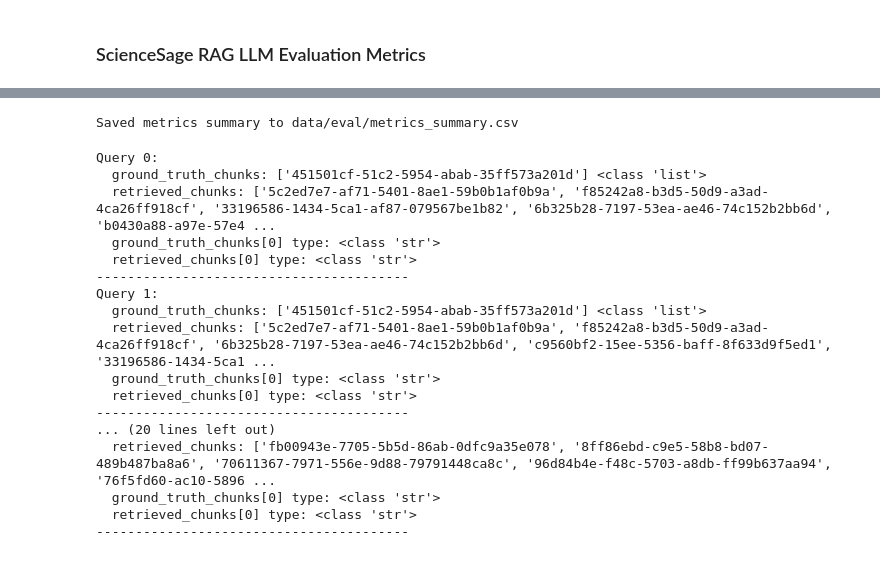
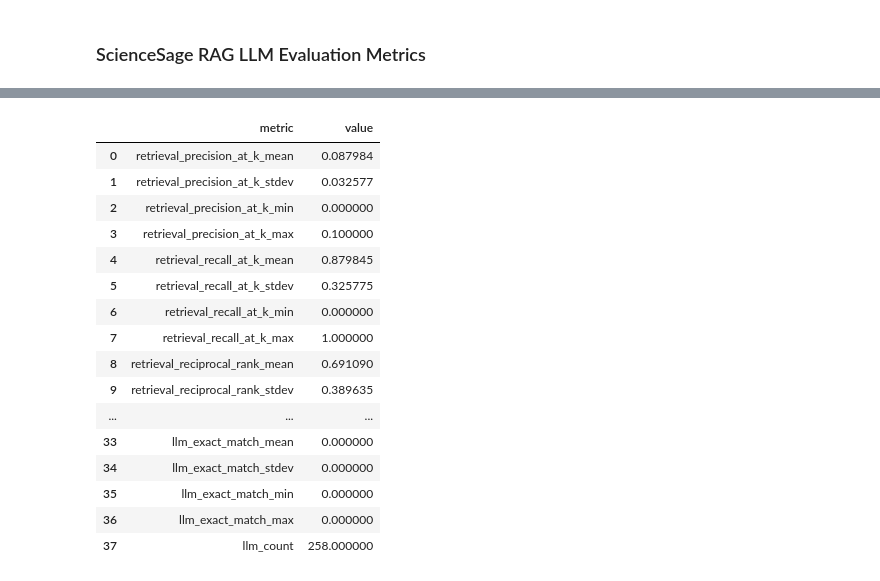
Before and after one commit to lkirch/ScienceSage, a Jupyter notebook: notebooks/sciencesage_rag_llm_evaluation.ipynb, the cells around one changed output, grey strips where cells are left out. Drawn from its saved outputs; the diff is of its cells as text; code cells hidden in the pictures.

```diff
--- a/notebooks/sciencesage_rag_llm_evaluation.ipynb
+++ b/notebooks/sciencesage_rag_llm_evaluation.ipynb
@@ -164,34 +37,21 @@ if "topic" in ground_truth_df.columns:
-# %%
-metrics_df.to_csv(f"../{METRICS_SUMMARY_FILE}", index=False)
-print(f"Saved metrics summary to {METRICS_SUMMARY_FILE}")
-# %% [output]
-Saved metrics summary to data/eval/metrics_summary.csv
-# %%
-for i, (g, r) in enumerate(zip(ground_truth, results)):
-    print(f"Query {i}:")
-    print("  ground_truth_chunks:", g.get("ground_truth_chunks"), type(g.get("ground_truth_chunks")))
-    print("  retrieved_chunks:", r.get("retrieved_chunks"), type(r.get("retrieved_chunks")))
-    if g.get("ground_truth_chunks") and r.get("retrieved_chunks"):
-        print("  ground_truth_chunks[0] type:", type(g.get("ground_truth_chunks")[0]))
-        print("  retrieved_chunks[0] type:", type(r.get("retrieved_chunks")[0]))
-    print("-" * 40)
-    if i > 4:
-        break
-# %% [output]
-Query 0:
-  ground_truth_chunks: ['451501cf-51c2-5954-abab-35ff573a201d'] <class 'list'>
-  retrieved_chunks: ['5c2ed7e7-af71-5401-8ae1-59b0b1af0b9a', 'f85242a8-b3d5-50d9-a3ad-4ca26ff918cf', '33196586-1434-5ca1-af87-079567be1b82', '6b325b28-7197-53ea-ae46-74c152b2bb6d', 'b0430a88-a97e-57e4 ...
-  ground_truth_chunks[0] type: <class 'str'>
-  retrieved_chunks[0] type: <class 'str'>
-----------------------------------------
-Query 1:
-  ground_truth_chunks: ['451501cf-51c2-5954-abab-35ff573a201d'] <class 'list'>
-  retrieved_chunks: ['5c2ed7e7-af71-5401-8ae1-59b0b1af0b9a', 'f85242a8-b3d5-50d9-a3ad-4ca26ff918cf', '6b325b28-7197-53ea-ae46-74c152b2bb6d', 'c9560bf2-15ee-5356-baff-8f633d9f5ed1', '33196586-1434-5ca1 ...
-  ground_truth_chunks[0] type: <class 'str'>
-  retrieved_chunks[0] type: <class 'str'>
-----------------------------------------
-... (20 lines left out)
-  retrieved_chunks: ['fb00943e-7705-5b5d-86ab-0dfc9a35e078', '8ff86ebd-c9e5-58b8-bd07-489b487ba8a6', '70611367-7971-556e-9d88-79791448ca8c', '96d84b4e-f48c-5703-a8db-ff99b637aa94', '76f5fd60-ac10-5896 ...
-  ground_truth_chunks[0] type: <class 'str'>
-  retrieved_chunks[0] type: <class 'str'>
-----------------------------------------
+# %%
+summary = pd.read_csv(f"../{METRICS_SUMMARY_FILE}")
+summary
+# %% [output]
+|  | metric | value |
+| 0 | retrieval_precision_at_k_mean | 0.087984 |
+| 1 | retrieval_precision_at_k_stdev | 0.032577 |
+| 2 | retrieval_precision_at_k_min | 0.000000 |
+| 3 | retrieval_precision_at_k_max | 0.100000 |
+| 4 | retrieval_recall_at_k_mean | 0.879845 |
+| 5 | retrieval_recall_at_k_stdev | 0.325775 |
+| 6 | retrieval_recall_at_k_min | 0.000000 |
+| 7 | retrieval_recall_at_k_max | 1.000000 |
+| 8 | retrieval_reciprocal_rank_mean | 0.691090 |
+| 9 | retrieval_reciprocal_rank_stdev | 0.389635 |
+| ... | ... | ... |
+| 33 | llm_exact_match_mean | 0.000000 |
+| 34 | llm_exact_match_stdev | 0.000000 |
+| 35 | llm_exact_match_min | 0.000000 |
+| 36 | llm_exact_match_max | 0.000000 |
+| 37 | llm_count | 258.000000 |
```
Also changed, not shown: parts of 26 cells of this notebook.
